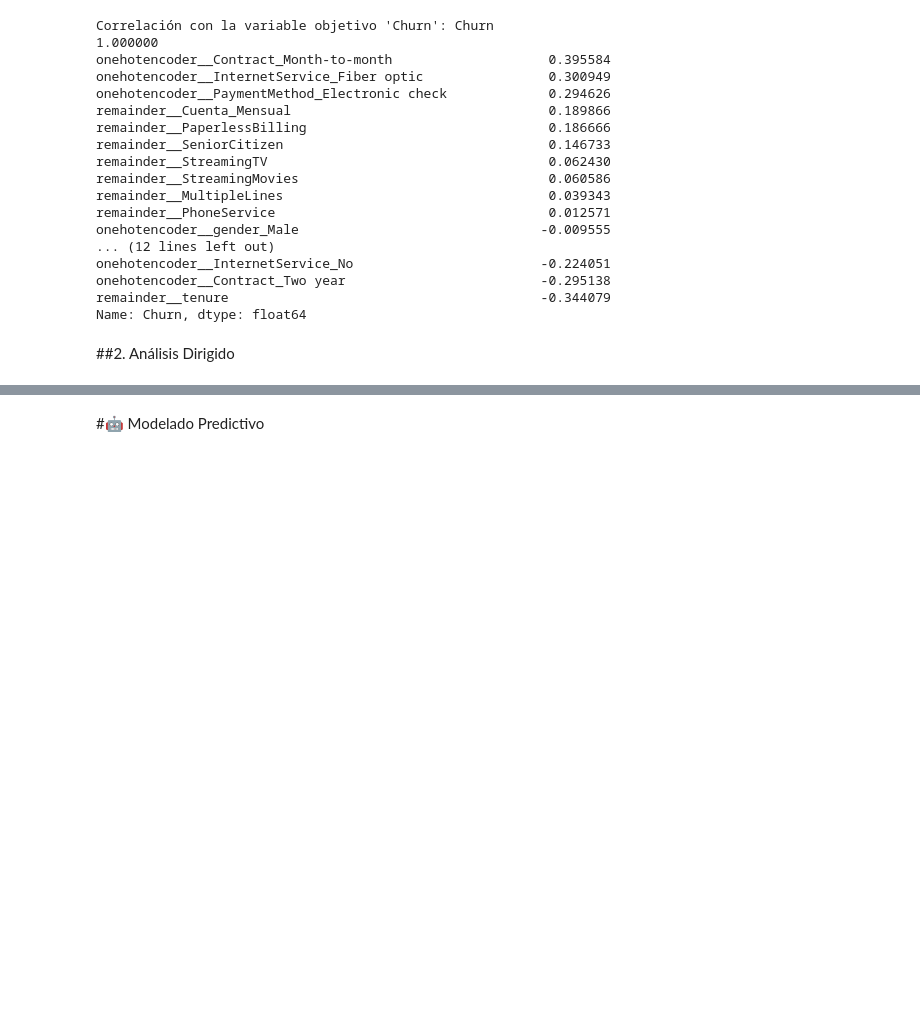
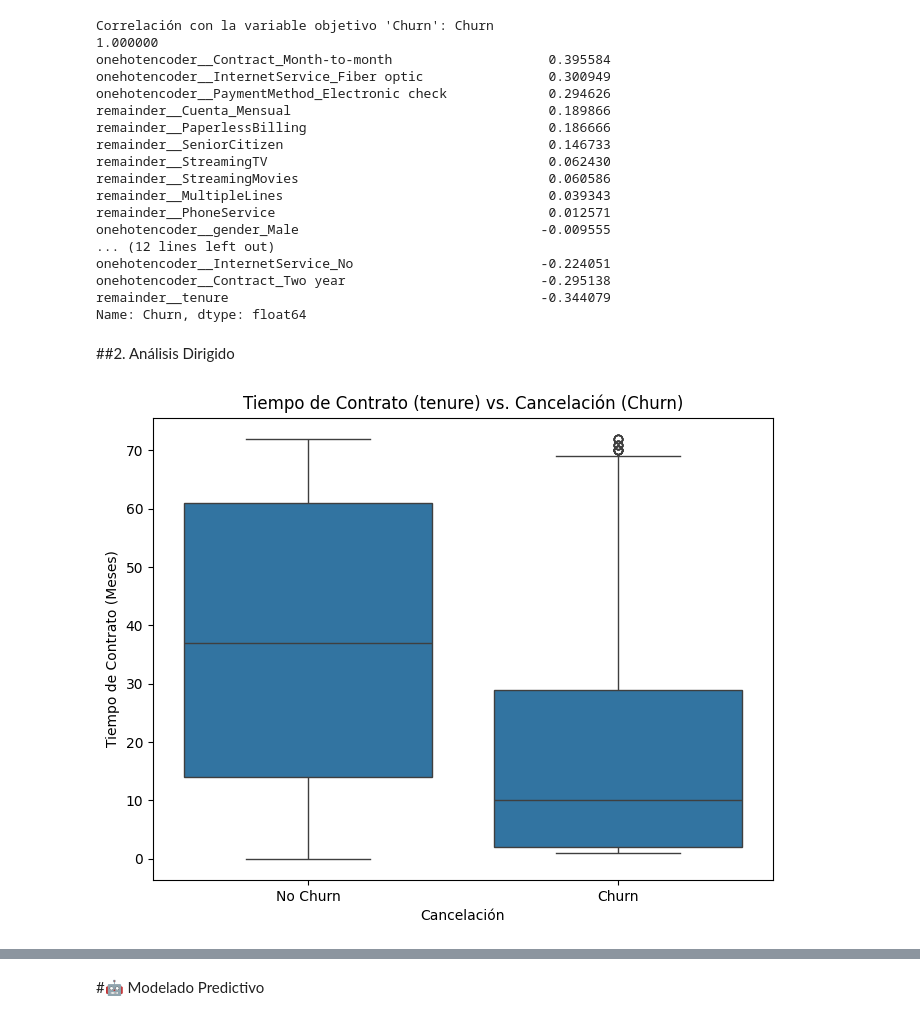
Before and after one commit to pablocelva/challenge-telecom-x-parte-2, a Jupyter notebook: TelecomX_LATAM_parte_2.ipynb, the cells around one changed output, grey strips where cells are left out. Drawn from its saved outputs; the diff is of its cells as text; code cells hidden in the pictures; blank space fills up the shorter version.

```diff
--- a/TelecomX_LATAM_parte_2.ipynb
+++ b/TelecomX_LATAM_parte_2.ipynb
@@ -247,3 +247,17 @@ remainder__tenure                                        -0.344079
 Name: Churn, dtype: float64
 # %% [markdown]
 ##2. Análisis Dirigido
+# %%
+df_viz = df.copy()
+df_viz['Churn'] = y.values
+df_viz['Churn'] = df_viz['Churn'].map({0: 'No Churn', 1: 'Churn'})
+# %%
+# --- Tiempo de Contrato (tenure) vs. Cancelación (Churn) ---
+plt.figure(figsize=(8, 6))
+sns.boxplot(x='Churn', y='tenure', data=df_viz)
+plt.title('Tiempo de Contrato (tenure) vs. Cancelación (Churn)')
+plt.xlabel('Cancelación')
+plt.ylabel('Tiempo de Contrato (Meses)')
+plt.show()
+# %% [output]
+[figure, added]
```
Also changed, not shown: parts of 5 cells of this notebook.
